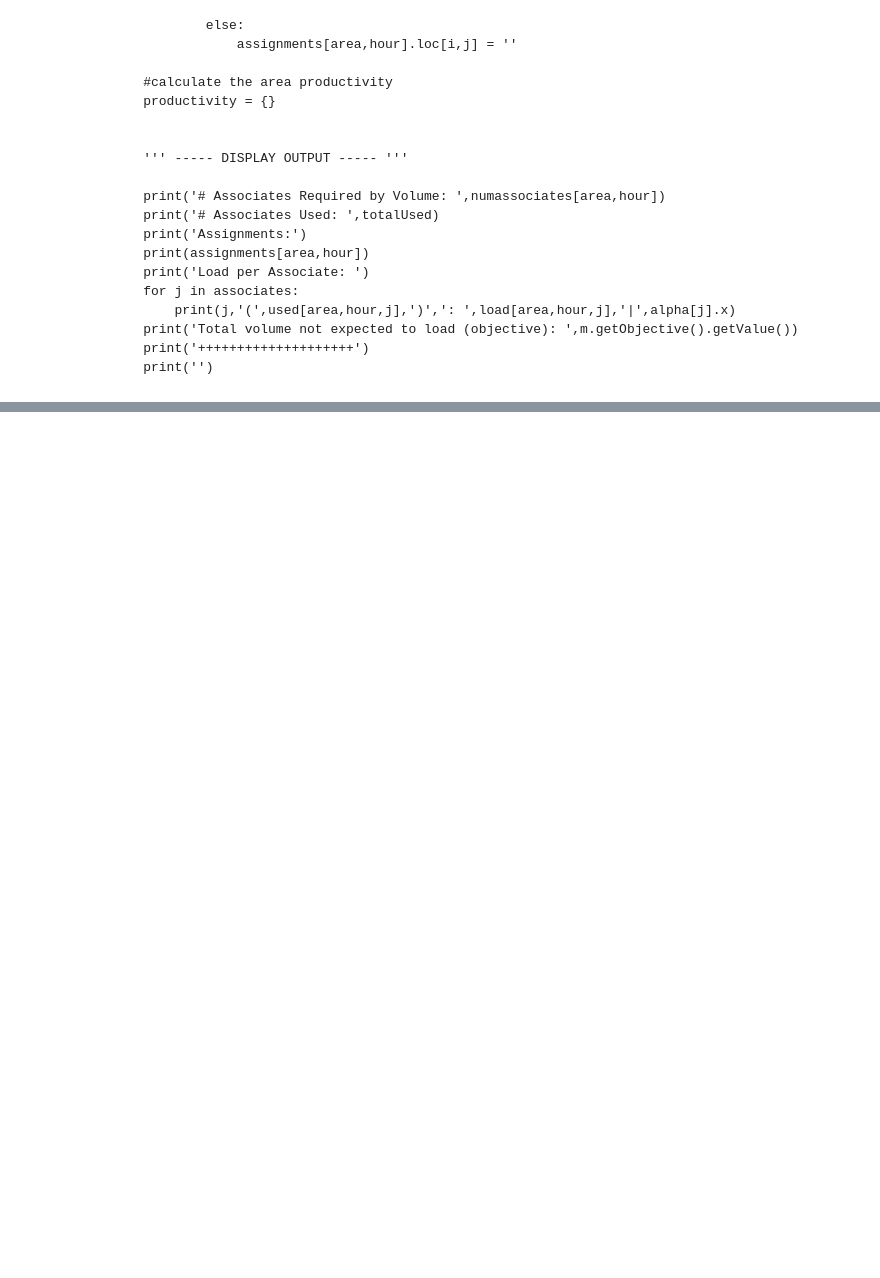
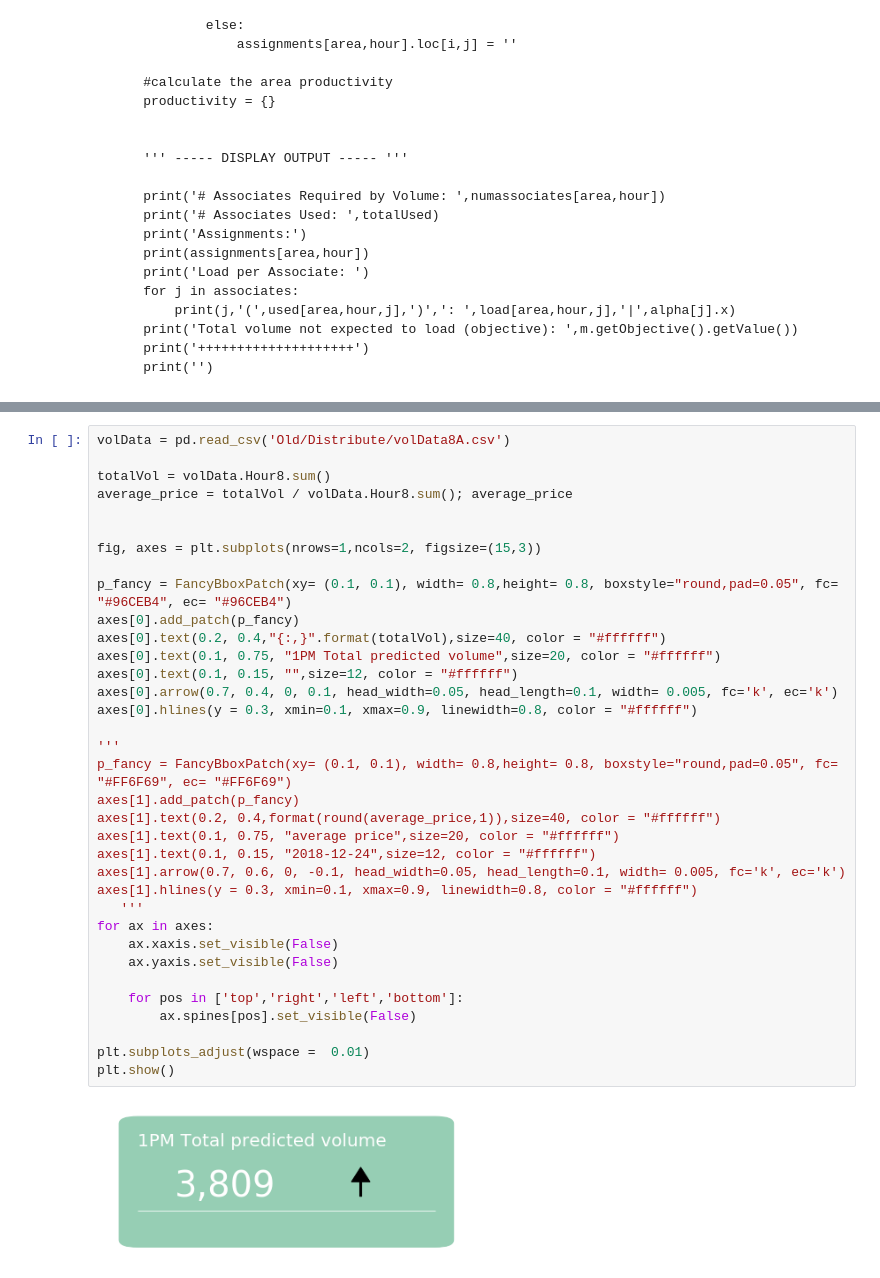
Before and after one commit to evanlynch/portfolio, a Jupyter notebook: OFFICIAL.ipynb, the cells around one changed output, grey strips where cells are left out. Cells and saved outputs as stored; diff of their text form; blank space fills up the shorter version.

```diff
--- a/OFFICIAL.ipynb
+++ b/OFFICIAL.ipynb
@@ -512,0 +599,37 @@ for hour in hours:
+# %%
+volData = pd.read_csv('Old/Distribute/volData8A.csv')
+
+totalVol = volData.Hour8.sum()
+average_price = totalVol / volData.Hour8.sum(); average_price
+
+
+fig, axes = plt.subplots(nrows=1,ncols=2, figsize=(15,3))
+
+p_fancy = FancyBboxPatch(xy= (0.1, 0.1), width= 0.8,height= 0.8, boxstyle="round,pad=0.05", fc= "#96CEB4", ec= "#96CEB4")
+axes[0].add_patch(p_fancy)
+axes[0].text(0.2, 0.4,"{:,}".format(totalVol),size=40, color = "#ffffff")
+axes[0].text(0.1, 0.75, "1PM Total predicted volume",size=20, color = "#ffffff")
+axes[0].text(0.1, 0.15, "",size=12, color = "#ffffff")
+axes[0].arrow(0.7, 0.4, 0, 0.1, head_width=0.05, head_length=0.1, width= 0.005, fc='k', ec='k')
+axes[0].hlines(y = 0.3, xmin=0.1, xmax=0.9, linewidth=0.8, color = "#ffffff")
+
+'''
+p_fancy = FancyBboxPatch(xy= (0.1, 0.1), width= 0.8,height= 0.8, boxstyle="round,pad=0.05", fc= "#FF6F69", ec= "#FF6F69")
+axes[1].add_patch(p_fancy)
+axes[1].text(0.2, 0.4,format(round(average_price,1)),size=40, color = "#ffffff")
+axes[1].text(0.1, 0.75, "average price",size=20, color = "#ffffff")
+axes[1].text(0.1, 0.15, "2018-12-24",size=12, color = "#ffffff")
+axes[1].arrow(0.7, 0.6, 0, -0.1, head_width=0.05, head_length=0.1, width= 0.005, fc='k', ec='k')
+axes[1].hlines(y = 0.3, xmin=0.1, xmax=0.9, linewidth=0.8, color = "#ffffff")
+   '''
+for ax in axes:
+    ax.xaxis.set_visible(False)
+    ax.yaxis.set_visible(False)
+
+    for pos in ['top','right','left','bottom']:
+        ax.spines[pos].set_visible(False)
+
+plt.subplots_adjust(wspace =  0.01)
+plt.show()
+# %% [output]
+[figure, added]
```
Also changed, not shown: parts of 16 cells of this notebook, 8 other files.
